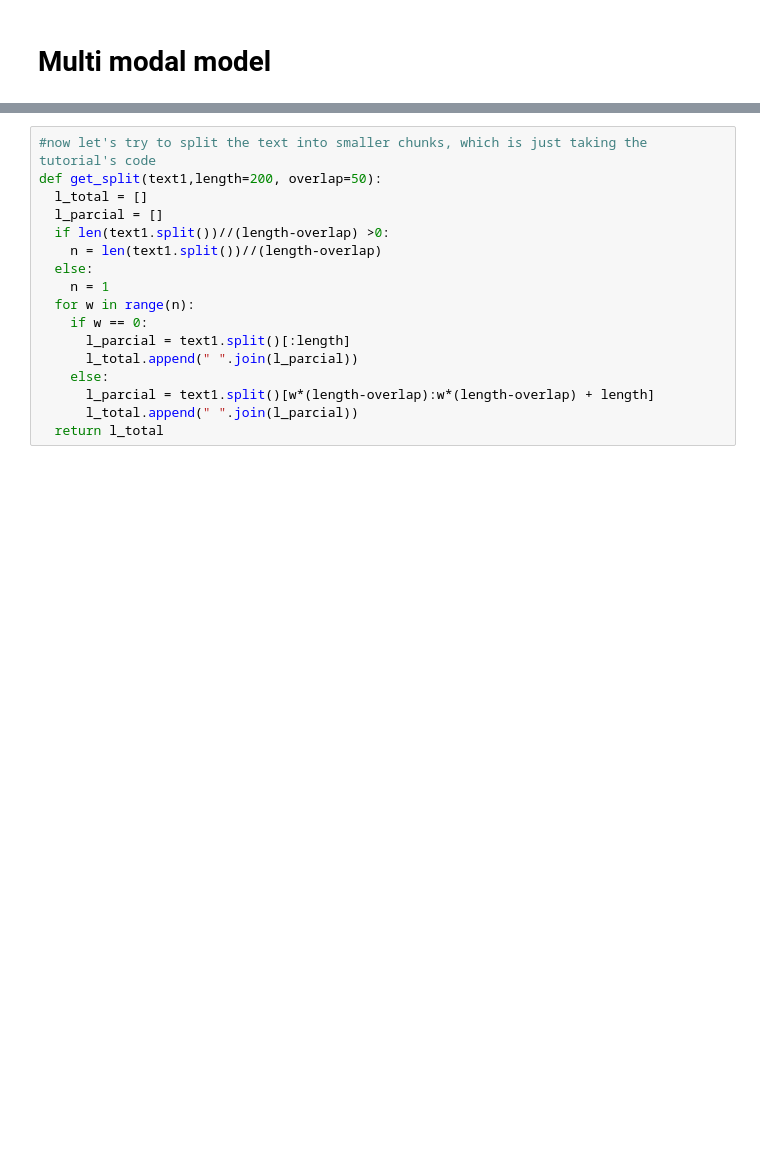
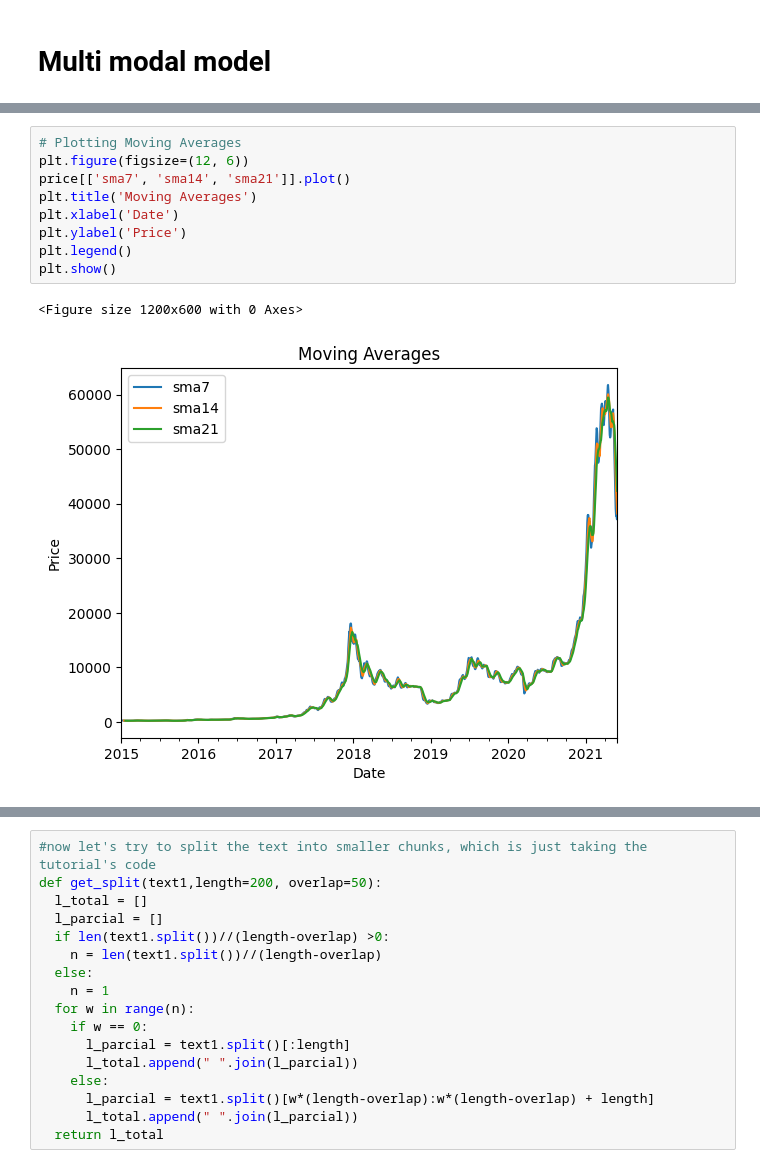
Before and after one commit to kaysho/MSc-Thesis, a Jupyter notebook: Multi_Modal_Model.ipynb, the cells around one changed output, grey strips where cells are left out. Drawn from its saved outputs; the diff is of its cells as text; blank space fills up the shorter version.

```diff
--- a/Multi_Modal_Model.ipynb
+++ b/Multi_Modal_Model.ipynb
@@ -46,0 +210,12 @@ def processTweet(tweetFeed):
+# %%
+# Plotting Moving Averages
+plt.figure(figsize=(12, 6))
+price[['sma7', 'sma14', 'sma21']].plot()
+plt.title('Moving Averages')
+plt.xlabel('Date')
+plt.ylabel('Price')
+plt.legend()
+plt.show()
+# %% [output]
+<Figure size 1200x600 with 0 Axes>
+[figure, added]
```
Also changed, not shown: parts of 67 cells of this notebook.
